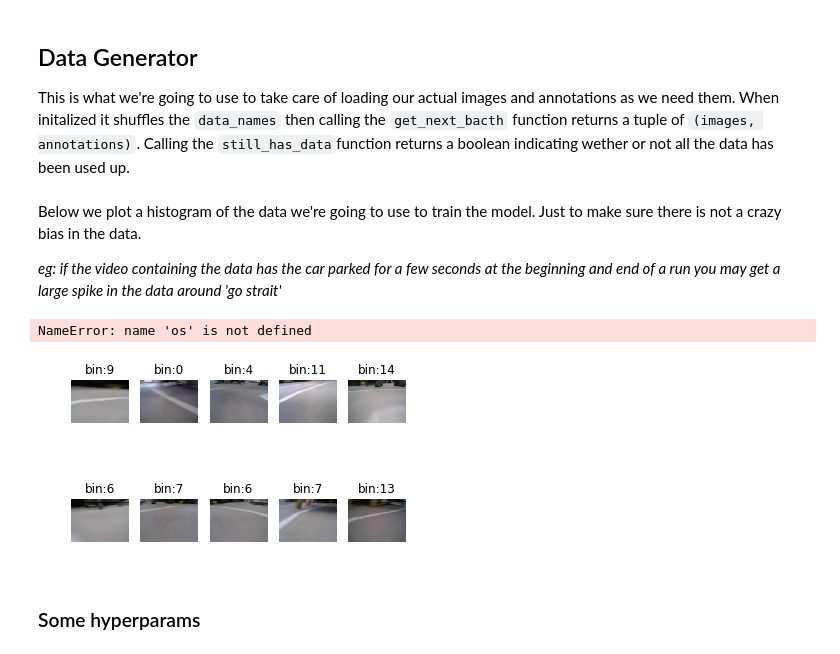
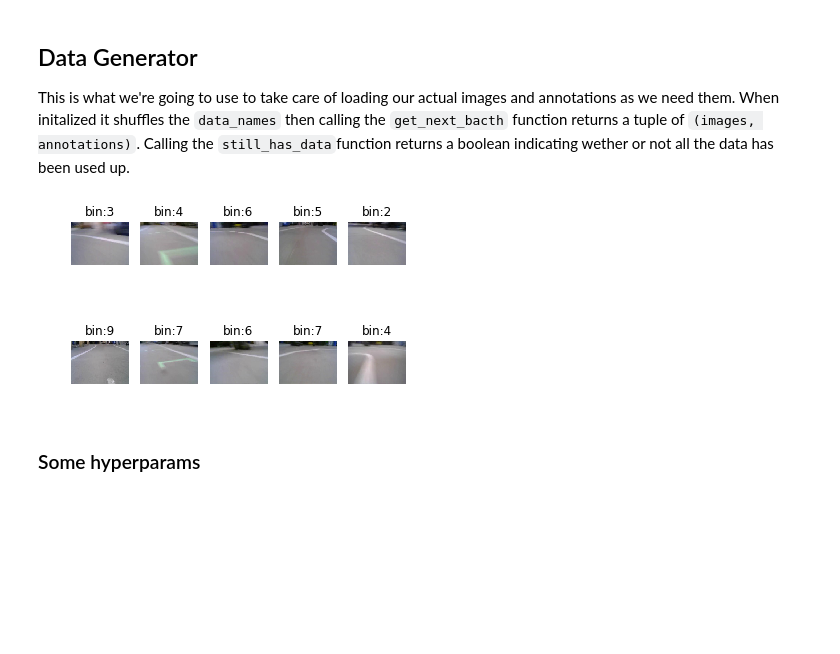
Before and after one commit to tall-josh/fyp_diy_robo_car, a Jupyter notebook: end2end/tf_end2end.ipynb, the cells around one changed output. Saved outputs shown, nothing was run; the diff lists cells and outputs as text; code cells hidden in the pictures; blank space fills up the shorter version.

Commit message:
re-jigged generators to load all data at start

```diff
--- a/end2end/tf_end2end.ipynb
+++ b/end2end/tf_end2end.ipynb
@@ -55,35 +55,31 @@ This is what we're going to use to take care of loading our actual images and an
 # %%
 from behavoural_data_generator import DataGenerator
 # %%
-my_data=DataGenerator(batch_size=10,
-                      data_set=raw_train,
+train_gen=DataGenerator(batch_size=50,
+                      data_set=raw_train[:100],
                       image_dir=image_dir,
                       anno_dir=anno_dir,
                       num_bins=NUM_BINS)
+
+test_gen=DataGenerator(batch_size=50,
+                      data_set=raw_test[:50],
+                      image_dir=image_dir,
+                      anno_dir=anno_dir,
+                      num_bins=NUM_BINS)
-# %% [markdown]
-
-Below we plot a histogram of the data we're going to use to train the model. Just to make sure there is not a crazy bias in the data.
-
-*eg: if the video containing the data has the car parked for a few seconds at the beginning and end of a run you may get a large spike in the data around 'go strait'*
-# %%
-annos = my_data.all_annotations()
-plt.hist(annos['steering'])
-# %% [output]
-NameError: name 'os' is not defined
 # %%
-images, annos = my_data.get_next_batch()
+images, annos = train_gen.get_next_batch()
 for i, (im, st, th) in enumerate(zip(images[:10], annos['steering'][:10], annos['throttle'][:10])):
     plot = i+1
     plt.subplot(2,5,plot)
     if np.shape(images)[3] == 1:
         plt.imshow(im[:,:,0])
     else:
         plt.imshow(im[:,:,])
     plt.axis('off')
     angle = st
     plt.title("bin:{}".format(int(angle)))
 # %% [output]
-[figure, old version]
+[figure, new version]
 # %% [markdown]
 
 ### Some hyperparams
```
Also changed, not shown: parts of 3 cells of this notebook, 21 other files.
